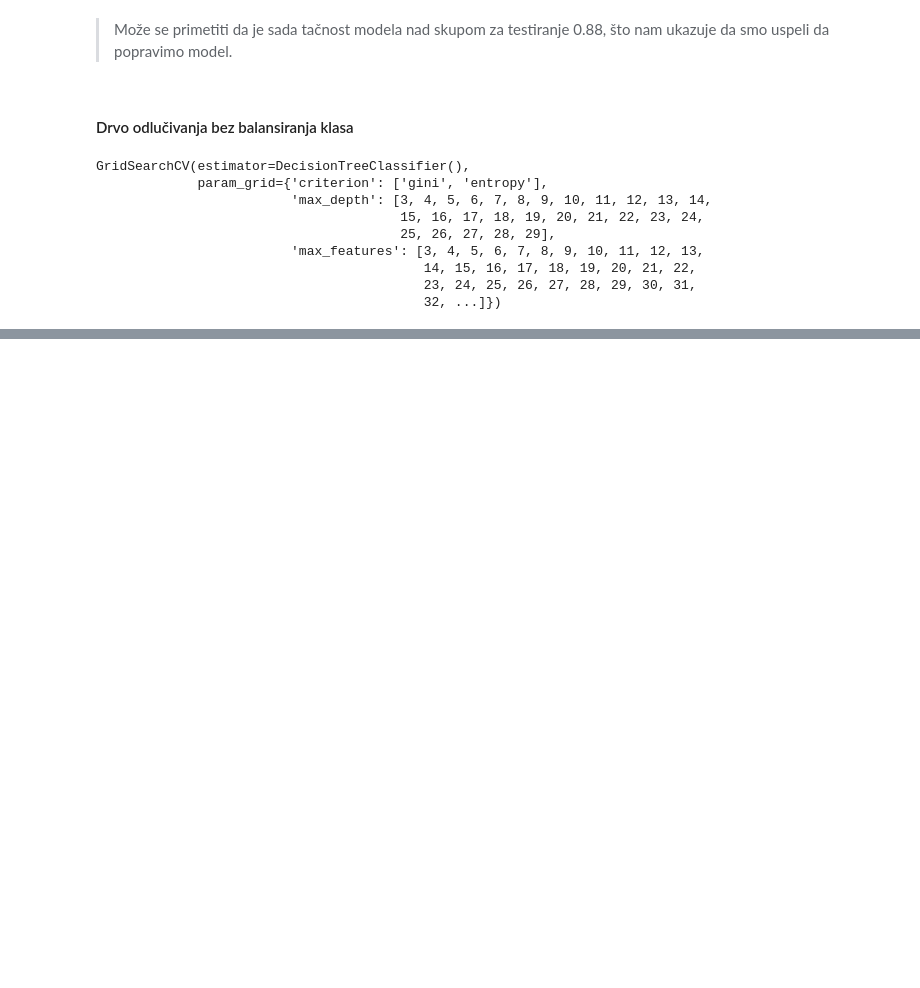
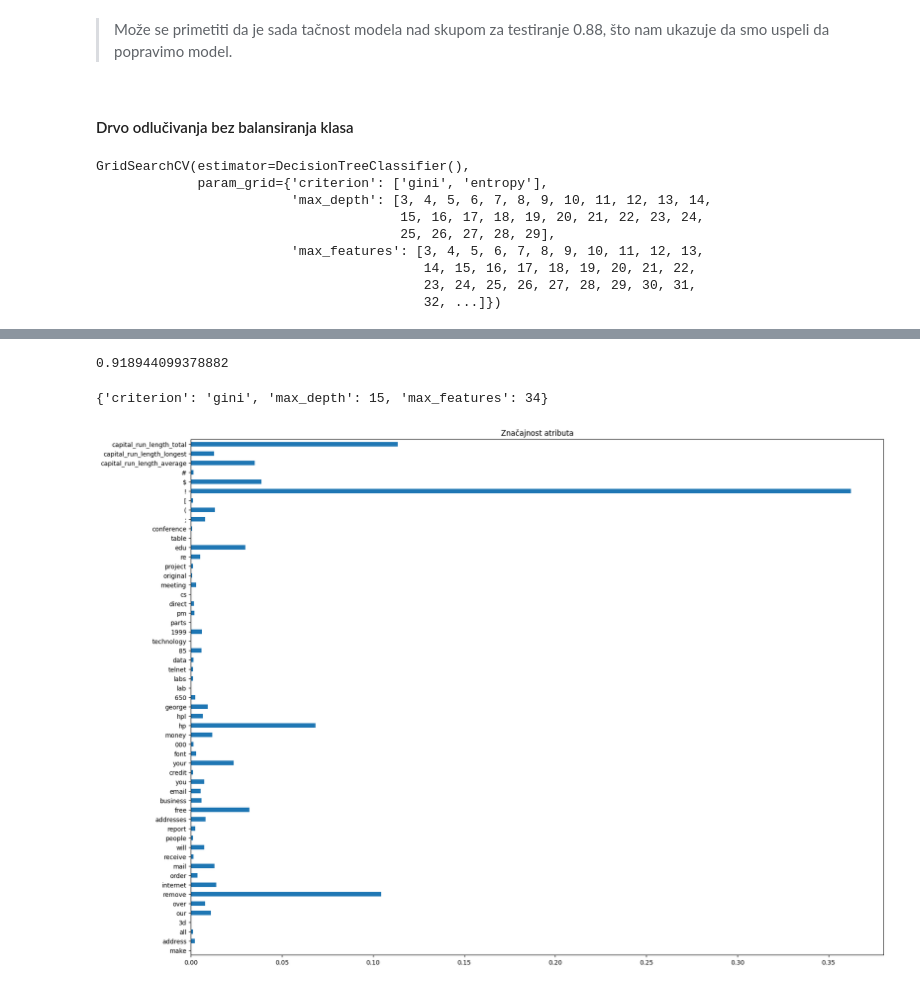
Before and after one commit to MATF-istrazivanje-podataka-1/2023_Data_Mining_Spam_emails_Dataset, a Jupyter notebook: models/classification/decision_trees.ipynb, the cells around one changed output, grey strips where cells are left out. Cells and saved outputs as stored; diff of their text form; code cells hidden in the pictures; blank space fills up the shorter version.

Commit message:
Second attempt with decision trees

```diff
--- a/models/classification/decision_trees.ipynb
+++ b/models/classification/decision_trees.ipynb
@@ -516,0 +521,12 @@ plot_confusion_matrix(snd_estimator.best_estimator_, X_test, y_test)
+# %%
+X_train, X_test, y_train, y_test = train_test_split(X, y, test_size= 0.3, stratify= y, random_state= 42)
+# %%
+params =  {
+    'criterion': ['gini', 'entropy'],
+    'max_depth': [x for x in range(3, 30)],
+    'max_features': [x for x in range(3, 40)]
+}
+
+estimator = GridSearchCV(DecisionTreeClassifier(), param_grid= params)
+# %%
+estimator.fit(X_train, y_train)
@@ -516,0 +543,15 @@ plot_confusion_matrix(snd_estimator.best_estimator_, X_test, y_test)
+# %%
+estimator.best_score_
+# %% [output]
+0.918944099378882
+# %%
+estimator.best_params_
+# %% [output]
+{'criterion': 'gini', 'max_depth': 15, 'max_features': 34}
+# %%
+plt.figure(figsize= (20, 15))
+pd.Series(estimator.best_estimator_.feature_importances_, index=X.columns).plot.barh()
+plt.title("Značajnost atributa")
+plt.show()
+# %% [output]
+[figure, added]
```
Also changed, not shown: parts of 23 cells of this notebook.
